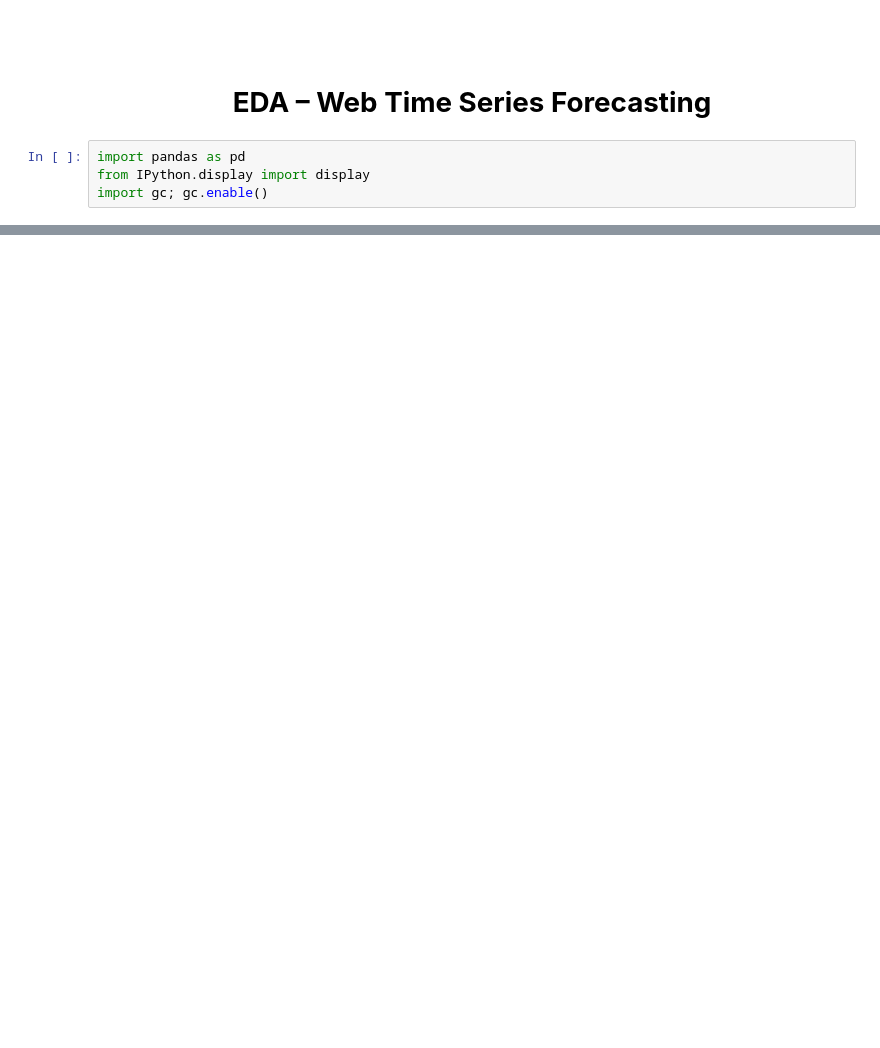
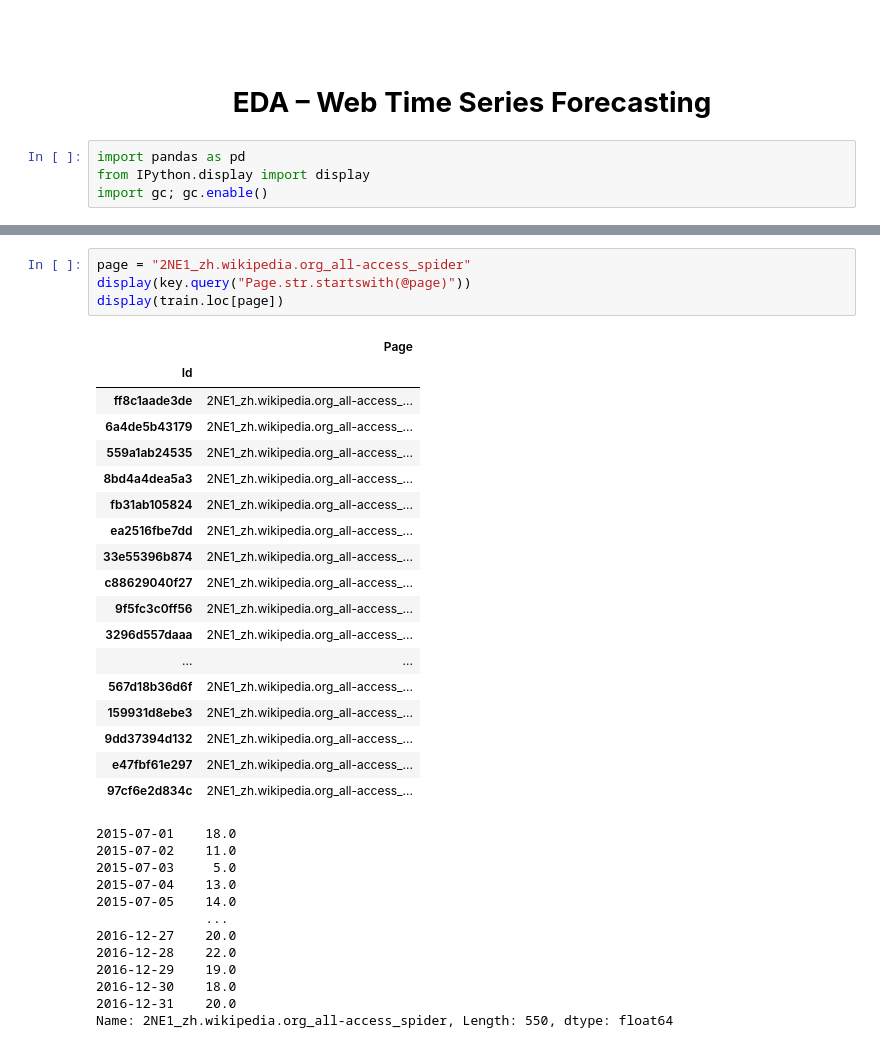
Before and after one commit to DanielJensen0144/web-traffic-tsf, a Jupyter notebook: notebooks/eda_1.ipynb, the cells around one changed output, grey strips where cells are left out. Cells and saved outputs as stored; diff of their text form; blank space fills up the shorter version.

```diff
--- a/notebooks/eda_1.ipynb
+++ b/notebooks/eda_1.ipynb
@@ -15,0 +70,35 @@ FileNotFoundError: [Errno 2] No such file or directory: './datamount/key_1.csv'
+# %%
+page = "2NE1_zh.wikipedia.org_all-access_spider"
+display(key.query("Page.str.startswith(@page)"))
+display(train.loc[page])
+# %% [output]
+|  | Page |
+| Id |  |
+| ff8c1aade3de | 2NE1_zh.wikipedia.org_all-access_... |
+| 6a4de5b43179 | 2NE1_zh.wikipedia.org_all-access_... |
+| 559a1ab24535 | 2NE1_zh.wikipedia.org_all-access_... |
+| 8bd4a4dea5a3 | 2NE1_zh.wikipedia.org_all-access_... |
+| fb31ab105824 | 2NE1_zh.wikipedia.org_all-access_... |
+| ea2516fbe7dd | 2NE1_zh.wikipedia.org_all-access_... |
+| 33e55396b874 | 2NE1_zh.wikipedia.org_all-access_... |
+| c88629040f27 | 2NE1_zh.wikipedia.org_all-access_... |
+| 9f5fc3c0ff56 | 2NE1_zh.wikipedia.org_all-access_... |
+| 3296d557daaa | 2NE1_zh.wikipedia.org_all-access_... |
+| ... | ... |
+| 567d18b36d6f | 2NE1_zh.wikipedia.org_all-access_... |
+| 159931d8ebe3 | 2NE1_zh.wikipedia.org_all-access_... |
+| 9dd37394d132 | 2NE1_zh.wikipedia.org_all-access_... |
+| e47fbf61e297 | 2NE1_zh.wikipedia.org_all-access_... |
+| 97cf6e2d834c | 2NE1_zh.wikipedia.org_all-access_... |
+2015-07-01    18.0
+2015-07-02    11.0
+2015-07-03     5.0
+2015-07-04    13.0
+2015-07-05    14.0
+              ...
+2016-12-27    20.0
+2016-12-28    22.0
+2016-12-29    19.0
+2016-12-30    18.0
+2016-12-31    20.0
+Name: 2NE1_zh.wikipedia.org_all-access_spider, Length: 550, dtype: float64
```
Also changed, not shown: parts of 4 cells of this notebook, 1 other file.
